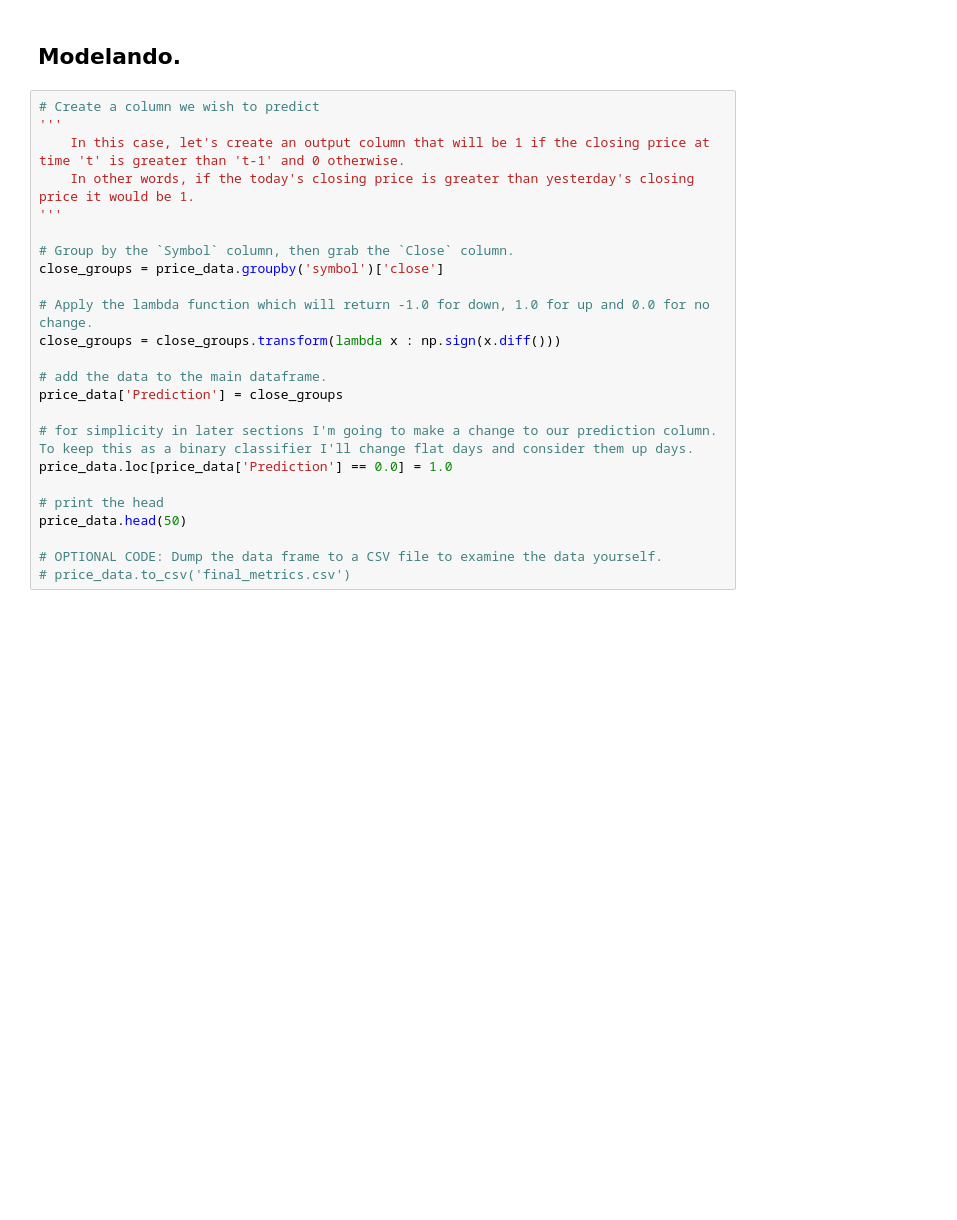
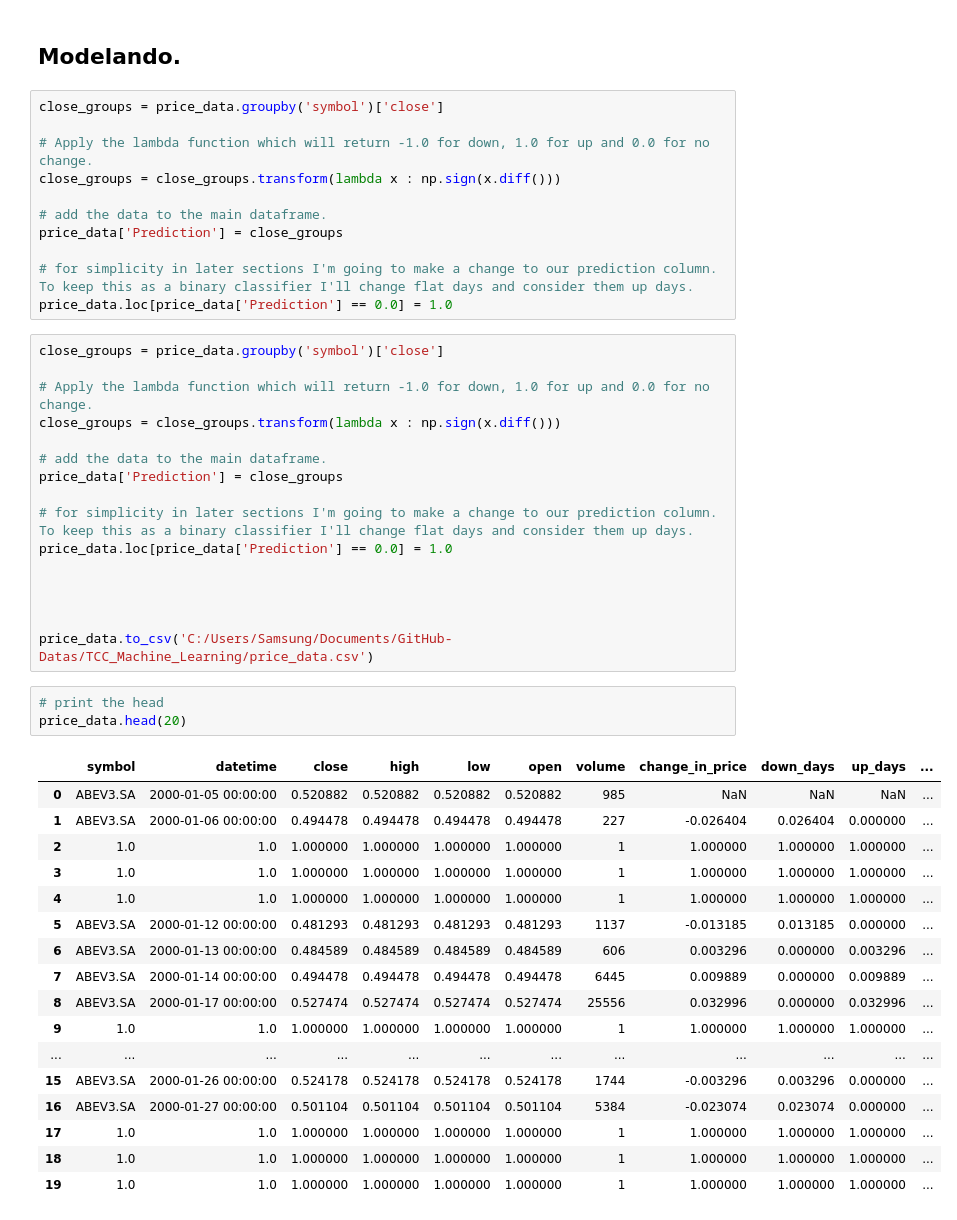
Before and after one commit to Bruno-Santana-Eco/TCC_Machine_learning, a Jupyter notebook: Random Forest.ipynb, the cells around one changed output. Drawn from its saved outputs; the diff is of its cells as text; blank space fills up the shorter version.

```diff
--- a/Random Forest.ipynb
+++ b/Random Forest.ipynb
@@ -496,13 +509,6 @@ price_data.head(30)
 # %% [markdown]
 ## Modelando.
 # %%
-# Create a column we wish to predict
-'''
-    In this case, let's create an output column that will be 1 if the closing price at time 't' is greater than 't-1' and 0 otherwise.
-    In other words, if the today's closing price is greater than yesterday's closing price it would be 1.
-'''
-
-# Group by the `Symbol` column, then grab the `Close` column.
 close_groups = price_data.groupby('symbol')['close']
 
 # Apply the lambda function which will return -1.0 for down, 1.0 for up and 0.0 for no change.
@@ -513,9 +519,40 @@ price_data['Prediction'] = close_groups
 
 # for simplicity in later sections I'm going to make a change to our prediction column. To keep this as a binary classifier I'll change flat days and consider them up days.
 price_data.loc[price_data['Prediction'] == 0.0] = 1.0
-
-# print the head
-price_data.head(50)
-
-# OPTIONAL CODE: Dump the data frame to a CSV file to examine the data yourself.
-# price_data.to_csv('final_metrics.csv')
+# %%
+close_groups = price_data.groupby('symbol')['close']
+
+# Apply the lambda function which will return -1.0 for down, 1.0 for up and 0.0 for no change.
+close_groups = close_groups.transform(lambda x : np.sign(x.diff()))
+
+# add the data to the main dataframe.
+price_data['Prediction'] = close_groups
+
+# for simplicity in later sections I'm going to make a change to our prediction column. To keep this as a binary classifier I'll change flat days and consider them up days.
+price_data.loc[price_data['Prediction'] == 0.0] = 1.0
+
+
+
+
+price_data.to_csv('C:/Users/Samsung/Documents/GitHub-Datas/TCC_Machine_Learning/price_data.csv')
+# %%
+# print the head
+price_data.head(20)
+# %% [output]
+|  | symbol | datetime | close | high | low | open | volume | change_in_price | down_days | up_days | ... |
+| 0 | ABEV3.SA | 2000-01-05 00:00:00 | 0.520882 | 0.520882 | 0.520882 | 0.520882 | 985 | NaN | NaN | NaN | ... |
+| 1 | ABEV3.SA | 2000-01-06 00:00:00 | 0.494478 | 0.494478 | 0.494478 | 0.494478 | 227 | -0.026404 | 0.026404 | 0.000000 | ... |
+| 2 | 1.0 | 1.0 | 1.000000 | 1.000000 | 1.000000 | 1.000000 | 1 | 1.000000 | 1.000000 | 1.000000 | ... |
+| 3 | 1.0 | 1.0 | 1.000000 | 1.000000 | 1.000000 | 1.000000 | 1 | 1.000000 | 1.000000 | 1.000000 | ... |
+| 4 | 1.0 | 1.0 | 1.000000 | 1.000000 | 1.000000 | 1.000000 | 1 | 1.000000 | 1.000000 | 1.000000 | ... |
+| 5 | ABEV3.SA | 2000-01-12 00:00:00 | 0.481293 | 0.481293 | 0.481293 | 0.481293 | 1137 | -0.013185 | 0.013185 | 0.000000 | ... |
+| 6 | ABEV3.SA | 2000-01-13 00:00:00 | 0.484589 | 0.484589 | 0.484589 | 0.484589 | 606 | 0.003296 | 0.000000 | 0.003296 | ... |
+| 7 | ABEV3.SA | 2000-01-14 00:00:00 | 0.494478 | 0.494478 | 0.494478 | 0.494478 | 6445 | 0.009889 | 0.000000 | 0.009889 | ... |
+| 8 | ABEV3.SA | 2000-01-17 00:00:00 | 0.527474 | 0.527474 | 0.527474 | 0.527474 | 25556 | 0.032996 | 0.000000 | 0.032996 | ... |
+| 9 | 1.0 | 1.0 | 1.000000 | 1.000000 | 1.000000 | 1.000000 | 1 | 1.000000 | 1.000000 | 1.000000 | ... |
+| ... | ... | ... | ... | ... | ... | ... | ... | ... | ... | ... | ... |
+| 15 | ABEV3.SA | 2000-01-26 00:00:00 | 0.524178 | 0.524178 | 0.524178 | 0.524178 | 1744 | -0.003296 | 0.003296 | 0.000000 | ... |
+| 16 | ABEV3.SA | 2000-01-27 00:00:00 | 0.501104 | 0.501104 | 0.501104 | 0.501104 | 5384 | -0.023074 | 0.023074 | 0.000000 | ... |
+| 17 | 1.0 | 1.0 | 1.000000 | 1.000000 | 1.000000 | 1.000000 | 1 | 1.000000 | 1.000000 | 1.000000 | ... |
+| 18 | 1.0 | 1.0 | 1.000000 | 1.000000 | 1.000000 | 1.000000 | 1 | 1.000000 | 1.000000 | 1.000000 | ... |
+| 19 | 1.0 | 1.0 | 1.000000 | 1.000000 | 1.000000 | 1.000000 | 1 | 1.000000 | 1.000000 | 1.000000 | ... |
```
Also changed, not shown: parts of 12 cells of this notebook.
